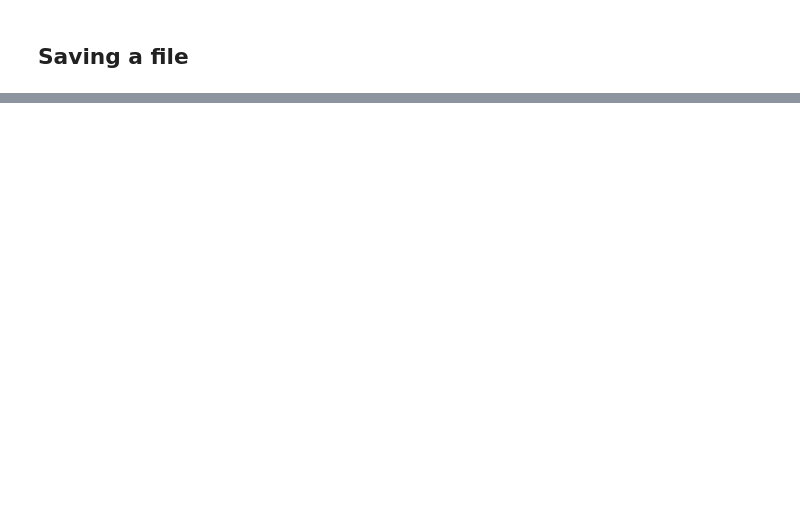
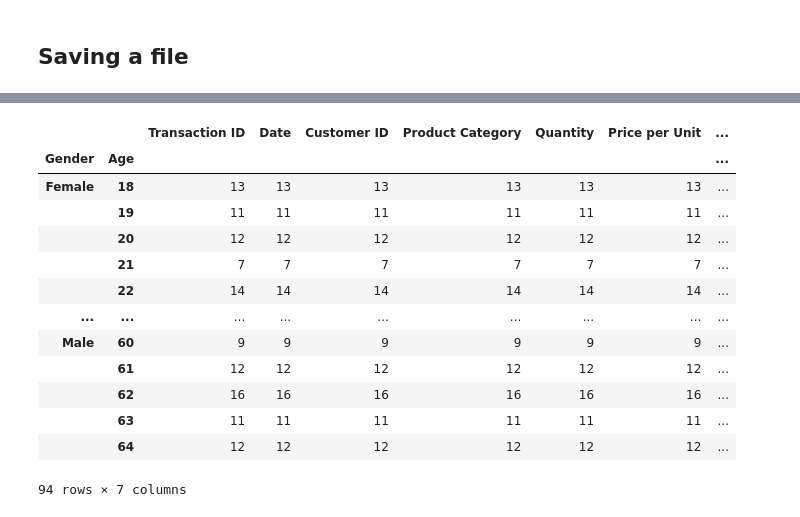
Before and after one commit to babli18/Programming-for-Analytics, a Jupyter notebook: Lectures/class 5.ipynb, the cells around one changed output, grey strips where cells are left out. Drawn from its saved outputs; the diff is of its cells as text; code cells hidden in the pictures; blank space fills up the shorter version.

```diff
--- a/Lectures/class 5.ipynb
+++ b/Lectures/class 5.ipynb
@@ -761,0 +778,27 @@ city_df['population_millions'] = city_df['population_approx'] / 1000000
+# %%
+# Lets Take the retail sales dataset
+retails_sales_df
+age=retails_sales_df.groupby('Age')
+#gender #creates an object of groupby
+
+age.count()
+
+
+#Now I want to group by Gender and age
+gender_age=retails_sales_df.groupby(['Gender','Age'])
+gender_age.count()
+# %% [output]
+|  |  | Transaction ID | Date | Customer ID | Product Category | Quantity | Price per Unit | ... |
+| Gender | Age |  |  |  |  |  |  | ... |
+| Female | 18 | 13 | 13 | 13 | 13 | 13 | 13 | ... |
+|  | 19 | 11 | 11 | 11 | 11 | 11 | 11 | ... |
+|  | 20 | 12 | 12 | 12 | 12 | 12 | 12 | ... |
+|  | 21 | 7 | 7 | 7 | 7 | 7 | 7 | ... |
+|  | 22 | 14 | 14 | 14 | 14 | 14 | 14 | ... |
+| ... | ... | ... | ... | ... | ... | ... | ... | ... |
+| Male | 60 | 9 | 9 | 9 | 9 | 9 | 9 | ... |
+|  | 61 | 12 | 12 | 12 | 12 | 12 | 12 | ... |
+|  | 62 | 16 | 16 | 16 | 16 | 16 | 16 | ... |
+|  | 63 | 11 | 11 | 11 | 11 | 11 | 11 | ... |
+|  | 64 | 12 | 12 | 12 | 12 | 12 | 12 | ... |
+94 rows × 7 columns
```
Also changed, not shown: parts of 18 cells of this notebook, 6 other files.
